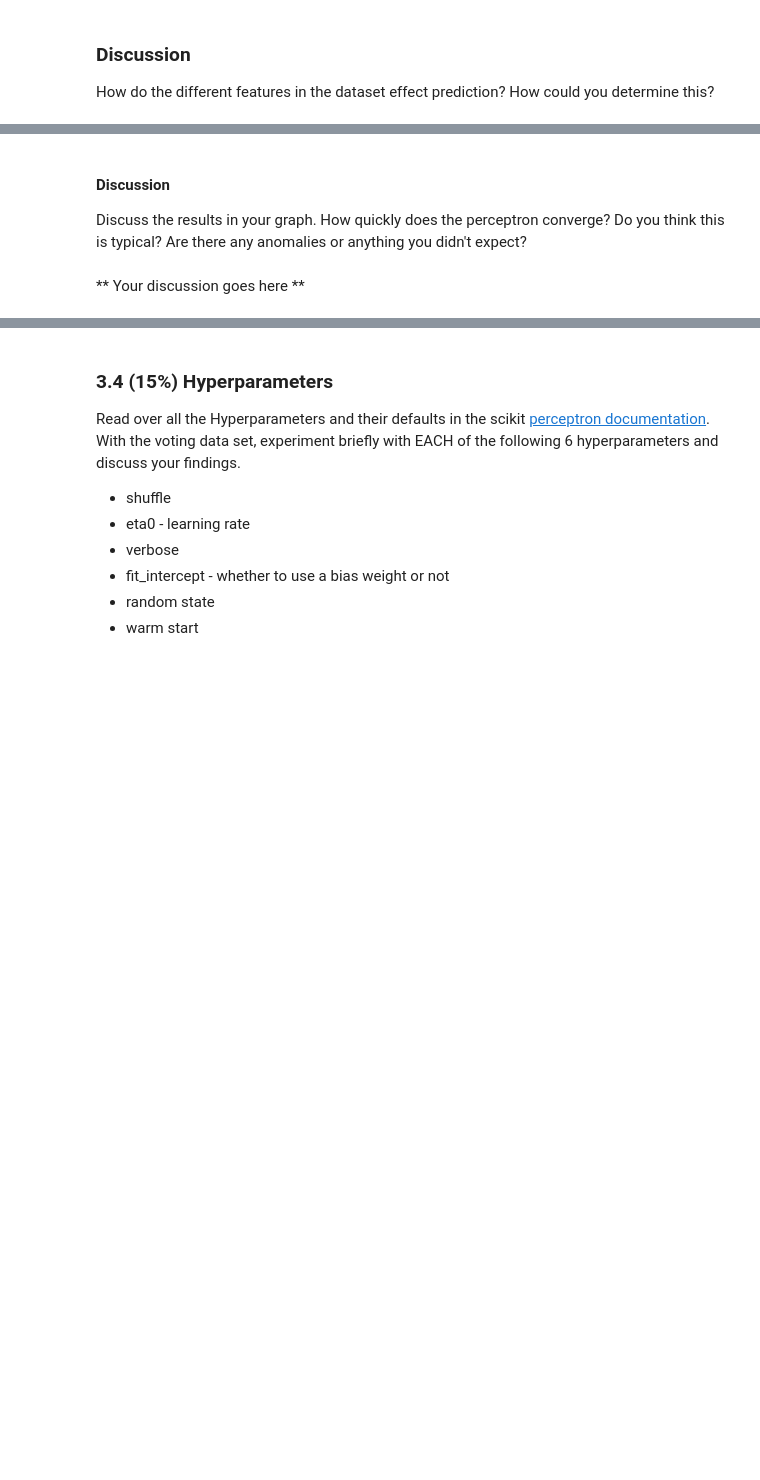
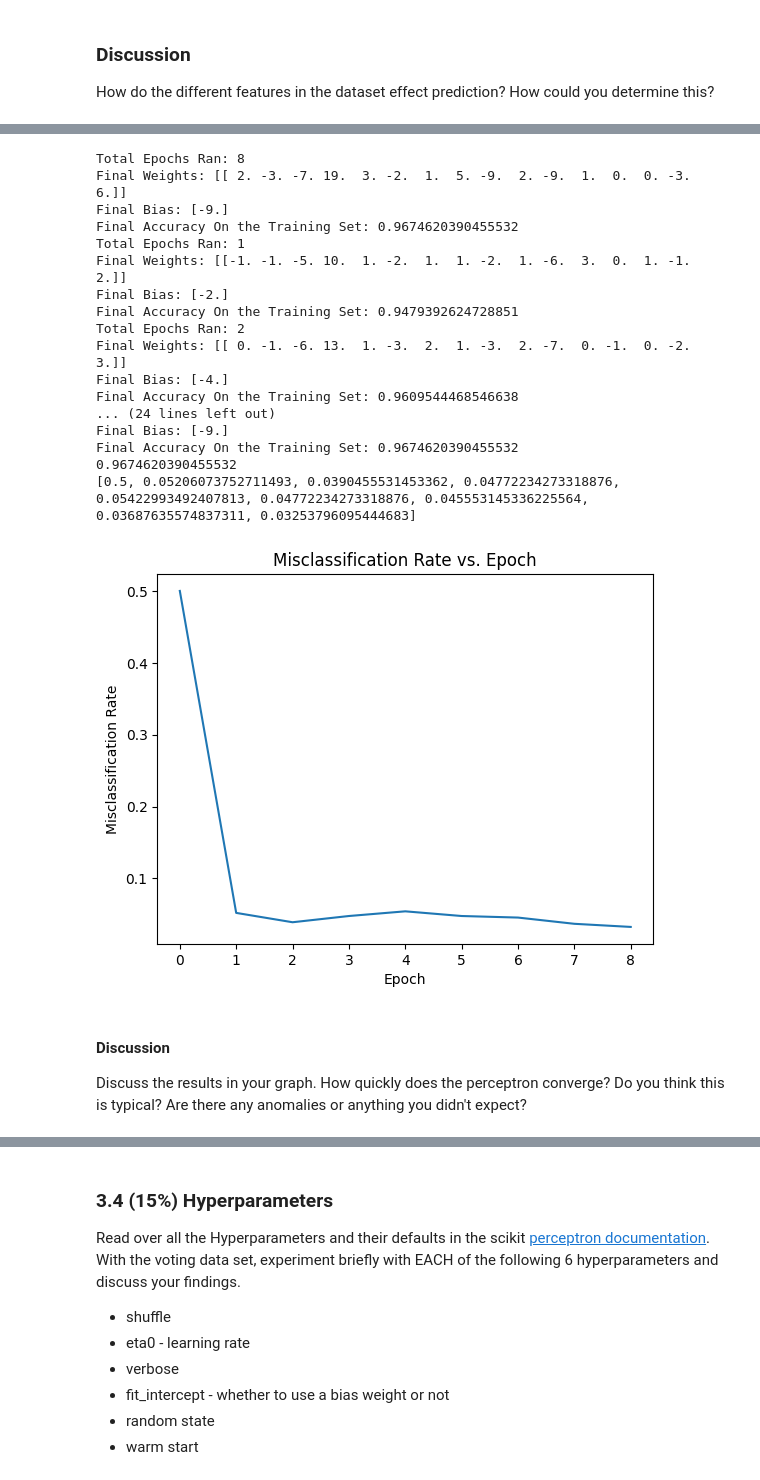
Before and after one commit to tychart/byu-cs-270-projects, a Jupyter notebook: Perceptron Lab.ipynb, the cells around one changed output, grey strips where cells are left out. Saved outputs shown, nothing was run; the diff lists cells and outputs as text; code cells hidden in the pictures; blank space fills up the shorter version.

```diff
--- a/Perceptron Lab.ipynb
+++ b/Perceptron Lab.ipynb
@@ -455,20 +501,62 @@ Learn with the perceptron once on the full voting data set and graph the misclas
 # %%
 # Learn once on the full voting data set, while gathering info after every epoch
 # Then Graph it here.  Here is some sample graph code, but you can do it your own way, including using a bar graph, etc.
 
 def plot_misclassification(misclassification_rate):
     """
         Plots the misclassification rate
     Args:
         misclassification_rate (array-like): A 1D array or list of missclassifcation rate at every epoch
     """
     plt.plot(np.arange(len(misclassification_rate)), misclassification_rate)
     plt.title("Misclassification Rate vs. Epoch")
     plt.xlabel("Epoch")
     plt.ylabel("Misclassification Rate")
     plt.show()
+
+errors = [0.5]
+full_clf = train_from_weights_arrs(inputs,
+                              classifiers,
+                              learning_rate=1,
+                              random_state=10,
+                              max_iter=100,
+                              verbose=0)
+
+for i in range(1, full_clf.n_iter_ + 1):
+    clf = train_from_weights_arrs(inputs,
+                              classifiers,
+                              learning_rate=1,
+                            #   warm_start=True,
+                              random_state=10,
+                              max_iter=i,
+                              verbose=0)
+    errors.append(1 - clf.score(inputs, classifiers))
+
+clf.fit(inputs, classifiers)
+print(clf.score(inputs, classifiers))
+
+print(errors)
+
+plot_misclassification(errors)
+# %% [output]
+Total Epochs Ran: 8
+Final Weights: [[ 2. -3. -7. 19.  3. -2.  1.  5. -9.  2. -9.  1.  0.  0. -3.  6.]]
+Final Bias: [-9.]
+Final Accuracy On the Training Set: 0.9674620390455532
+Total Epochs Ran: 1
+Final Weights: [[-1. -1. -5. 10.  1. -2.  1.  1. -2.  1. -6.  3.  0.  1. -1.  2.]]
+Final Bias: [-2.]
+Final Accuracy On the Training Set: 0.9479392624728851
+Total Epochs Ran: 2
+Final Weights: [[ 0. -1. -6. 13.  1. -3.  2.  1. -3.  2. -7.  0. -1.  0. -2.  3.]]
+Final Bias: [-4.]
+Final Accuracy On the Training Set: 0.9609544468546638
+... (24 lines left out)
+Final Bias: [-9.]
+Final Accuracy On the Training Set: 0.9674620390455532
+0.9674620390455532
+[0.5, 0.05206073752711493, 0.0390455531453362, 0.04772234273318876, 0.05422993492407813, 0.04772234273318876, 0.045553145336225564, 0.03687635574837311, 0.03253796095444683]
+[figure, added]
 # %% [markdown]
 #### Discussion
 Discuss the results in your graph. How quickly does the perceptron converge? Do you think this is typical? Are there any anomalies or anything you didn't expect?
-# %% [markdown]
-** Your discussion goes here **
```
Also changed, not shown: parts of 15 cells of this notebook, 3 other files.
